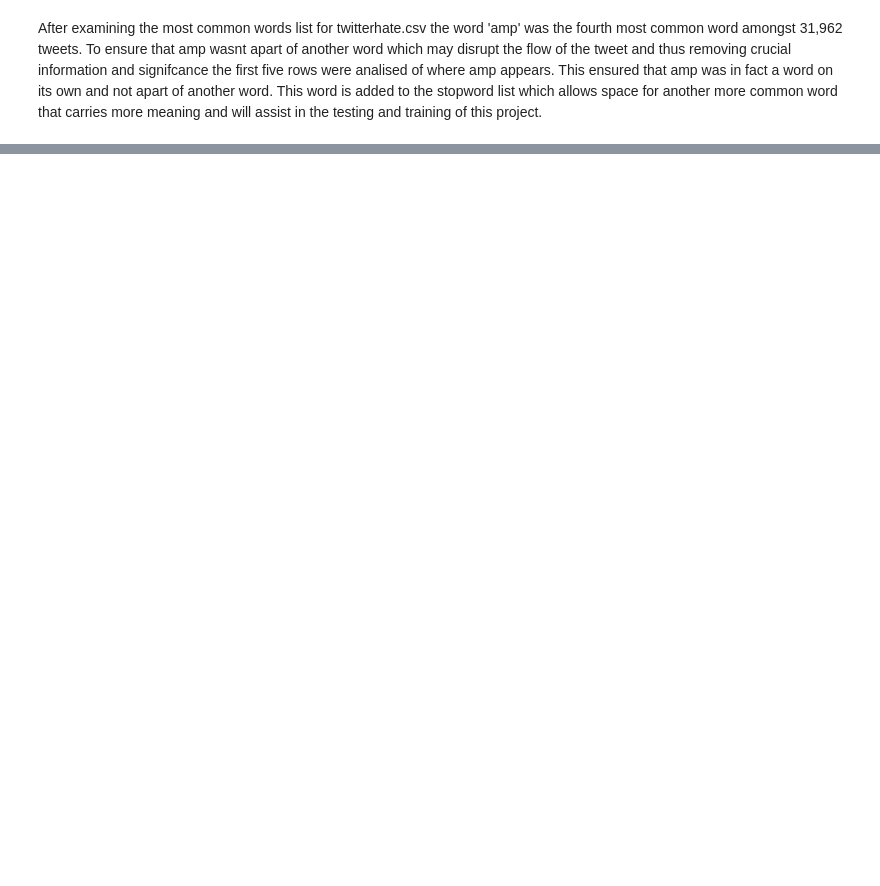
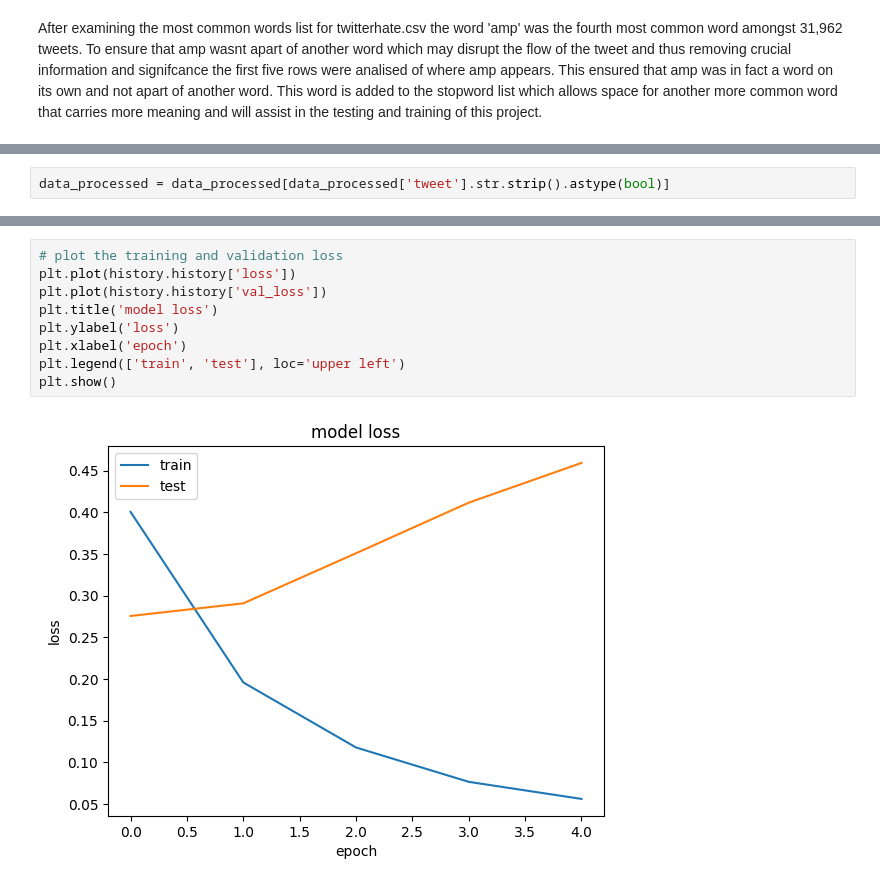
Before and after one commit to StephBarwick/P000456CSITCP, a Jupyter notebook: model.ipynb, the cells around one changed output, grey strips where cells are left out. Saved outputs shown, nothing was run; the diff lists cells and outputs as text; blank space fills up the shorter version.

```diff
--- a/model.ipynb
+++ b/model.ipynb
@@ -671,0 +684,2 @@ After examining the most common words list for twitterhate.csv the word 'amp' wa
+# %%
+data_processed = data_processed[data_processed['tweet'].str.strip().astype(bool)]
@@ -671,0 +835,11 @@ After examining the most common words list for twitterhate.csv the word 'amp' wa
+# %%
+# plot the training and validation loss
+plt.plot(history.history['loss'])
+plt.plot(history.history['val_loss'])
+plt.title('model loss')
+plt.ylabel('loss')
+plt.xlabel('epoch')
+plt.legend(['train', 'test'], loc='upper left')
+plt.show()
+# %% [output]
+[figure, added]
```
Also changed, not shown: parts of 38 cells of this notebook.
